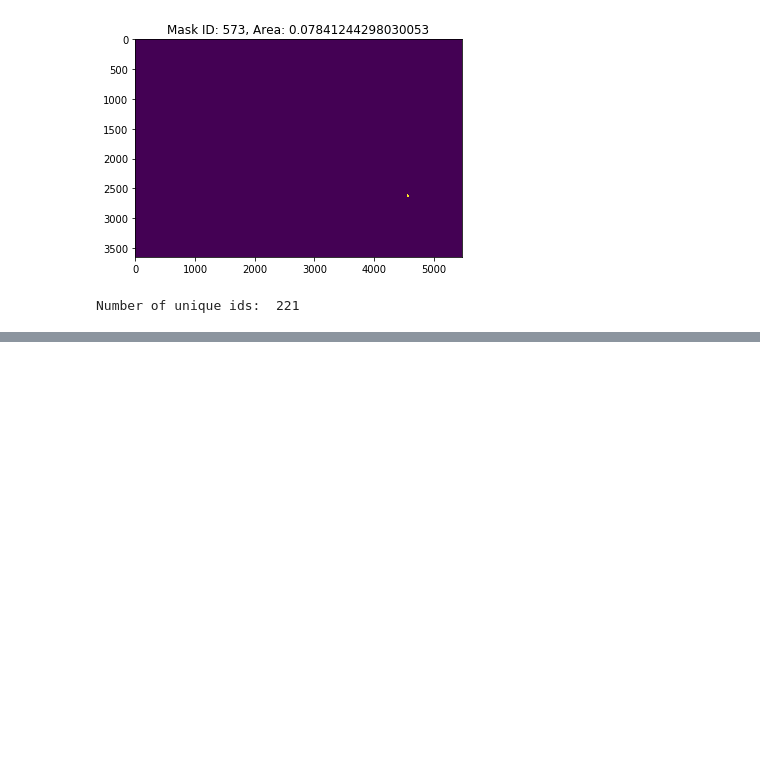
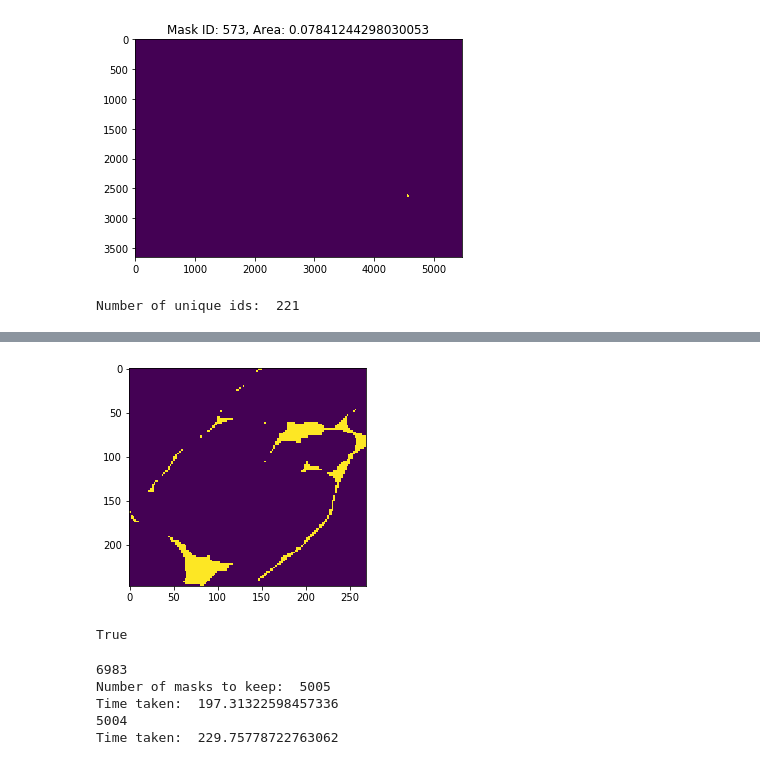
Before and after one commit to ZhiangChen/SegMo3D, a Jupyter notebook: semantic_SfM/ssfm/simple_mask_filter.ipynb, the cells around one changed output, grey strips where cells are left out. Drawn from its saved outputs; the diff is of its cells as text; code cells hidden in the pictures; blank space fills up the shorter version.

```diff
--- a/semantic_SfM/ssfm/simple_mask_filter.ipynb
+++ b/semantic_SfM/ssfm/simple_mask_filter.ipynb
@@ -322,0 +328,7 @@ Number of unique ids:  221
+# %%
+mask_path= '../../data/centennial_bluff/mission_a/segmentations/DJI_0001.npy'
+# assert if the folder exists
+assert os.path.exists(mask_path), "The folder does not exist"
+# %%
+masks = np.load(mask_path)
+print("Number of masks: ", np.max(masks)+1)
@@ -322,0 +340,50 @@ Number of unique ids:  221
+# %%
+def is_hollow_mask(mask, min_area=50, min_fill_ratio=0.3):
+    area = np.sum(mask)
+    if area < min_area:
+        return True
+
+    x, y, w, h = cv2.boundingRect(mask.astype(np.uint8))
+    bbox_area = w * h
+    fill_ratio = area / bbox_area if bbox_area > 0 else 0
+
+    return fill_ratio < min_fill_ratio
+# %%
+id = 4
+
+mask = masks == id
+x, y, w, h = cv2.boundingRect(mask.astype(np.uint8))
+plt.imshow(mask[y:y+h, x:x+w])
+plt.show()
+
+print(is_hollow_mask(mask))
+# %% [output]
+[figure, added]
+True
+# %%
+import time
+
+start = time.time()
+keep_ids = []
+print(masks.max())
+for i in range(np.max(masks)+1):
+    mask = masks == i
+    if not is_hollow_mask(mask, min_area=100, min_fill_ratio=0.3):
+        keep_ids.append(i)
+print("Number of masks to keep: ", len(keep_ids))
+print("Time taken: ", time.time() - start)
+# save the masks
+masks_filtered = np.zeros_like(masks) - 1
+# np.int16
+masks_filtered = masks_filtered.astype(np.int16)
+for i in range(len(keep_ids)):
+    masks_filtered[masks == keep_ids[i]] = i
+
+print(masks_filtered.max())
+print("Time taken: ", time.time() - start)
+# %% [output]
+6983
+Number of masks to keep:  5005
+Time taken:  197.31322598457336
+5004
+Time taken:  229.75778722763062
```
Also changed, not shown: parts of 6 cells of this notebook, 15 other files.
